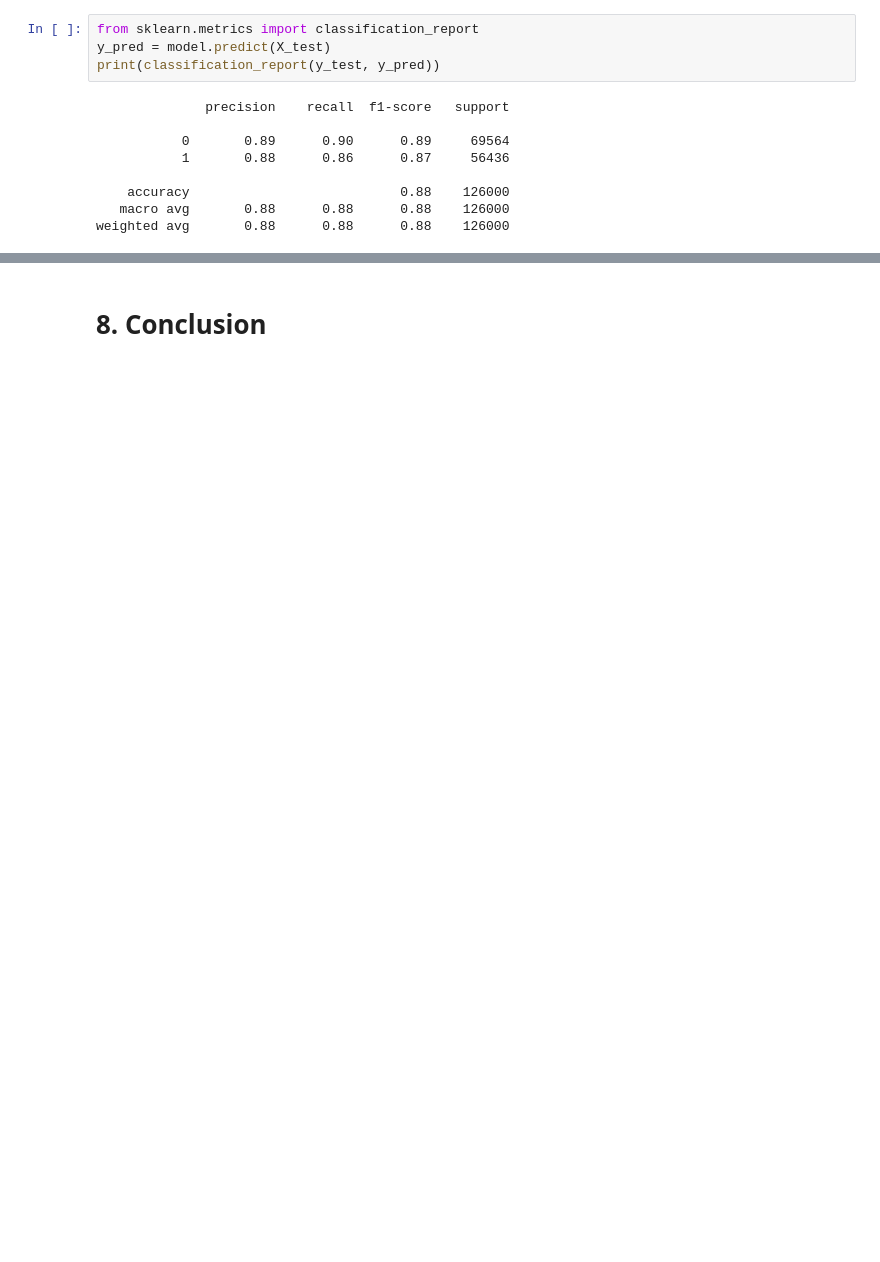
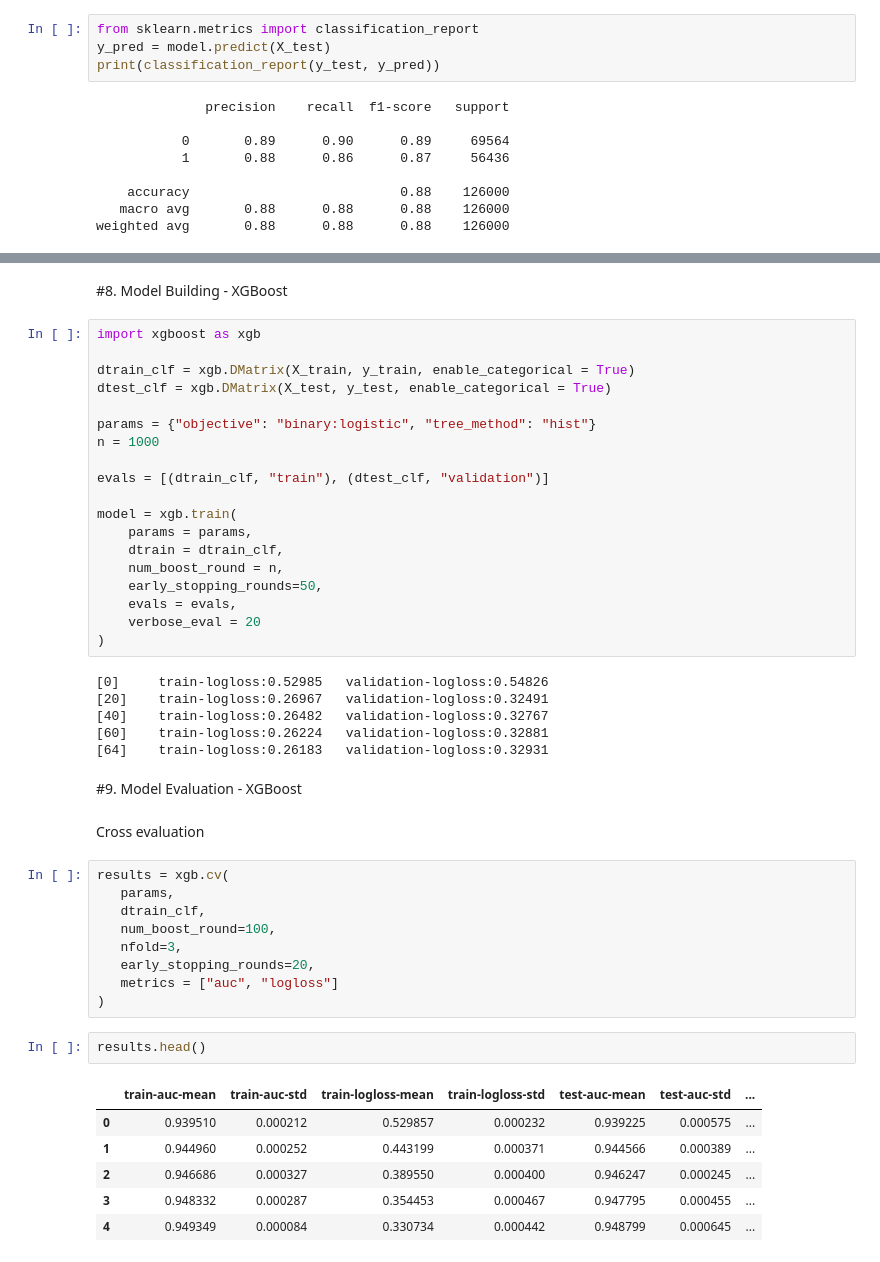
Before and after one commit to E-tech-coder/heart-disease-prediction, a Jupyter notebook: Predicting_Heart_Disease.ipynb, the cells around one changed output, grey strips where cells are left out. Drawn from its saved outputs; the diff is of its cells as text; blank space fills up the shorter version.

```diff
--- a/Predicting_Heart_Disease.ipynb
+++ b/Predicting_Heart_Disease.ipynb
@@ -221,2 +250,49 @@ weighted avg       0.88      0.88      0.88    126000
 # %% [markdown]
-# 8. Conclusion
+#8. Model Building - XGBoost
+# %%
+import xgboost as xgb
+
+dtrain_clf = xgb.DMatrix(X_train, y_train, enable_categorical = True)
+dtest_clf = xgb.DMatrix(X_test, y_test, enable_categorical = True)
+
+params = {"objective": "binary:logistic", "tree_method": "hist"}
+n = 1000
+
+evals = [(dtrain_clf, "train"), (dtest_clf, "validation")]
+
+model = xgb.train(
+    params = params,
+    dtrain = dtrain_clf,
+    num_boost_round = n,
+    early_stopping_rounds=50,
+    evals = evals,
+    verbose_eval = 20
+)
+# %% [output]
+[0]     train-logloss:0.52985   validation-logloss:0.54826
+[20]    train-logloss:0.26967   validation-logloss:0.32491
+[40]    train-logloss:0.26482   validation-logloss:0.32767
+[60]    train-logloss:0.26224   validation-logloss:0.32881
+[64]    train-logloss:0.26183   validation-logloss:0.32931
+# %% [markdown]
+#9. Model Evaluation - XGBoost
+# %% [markdown]
+Cross evaluation
+# %%
+results = xgb.cv(
+   params,
+   dtrain_clf,
+   num_boost_round=100,
+   nfold=3,
+   early_stopping_rounds=20,
+   metrics = ["auc", "logloss"]
+)
+# %%
+results.head()
+# %% [output]
+|  | train-auc-mean | train-auc-std | train-logloss-mean | train-logloss-std | test-auc-mean | test-auc-std | ... |
+| 0 | 0.939510 | 0.000212 | 0.529857 | 0.000232 | 0.939225 | 0.000575 | ... |
+| 1 | 0.944960 | 0.000252 | 0.443199 | 0.000371 | 0.944566 | 0.000389 | ... |
+| 2 | 0.946686 | 0.000327 | 0.389550 | 0.000400 | 0.946247 | 0.000245 | ... |
+| 3 | 0.948332 | 0.000287 | 0.354453 | 0.000467 | 0.947795 | 0.000455 | ... |
+| 4 | 0.949349 | 0.000084 | 0.330734 | 0.000442 | 0.948799 | 0.000645 | ... |
```
Also changed, not shown: parts of 14 cells of this notebook.
